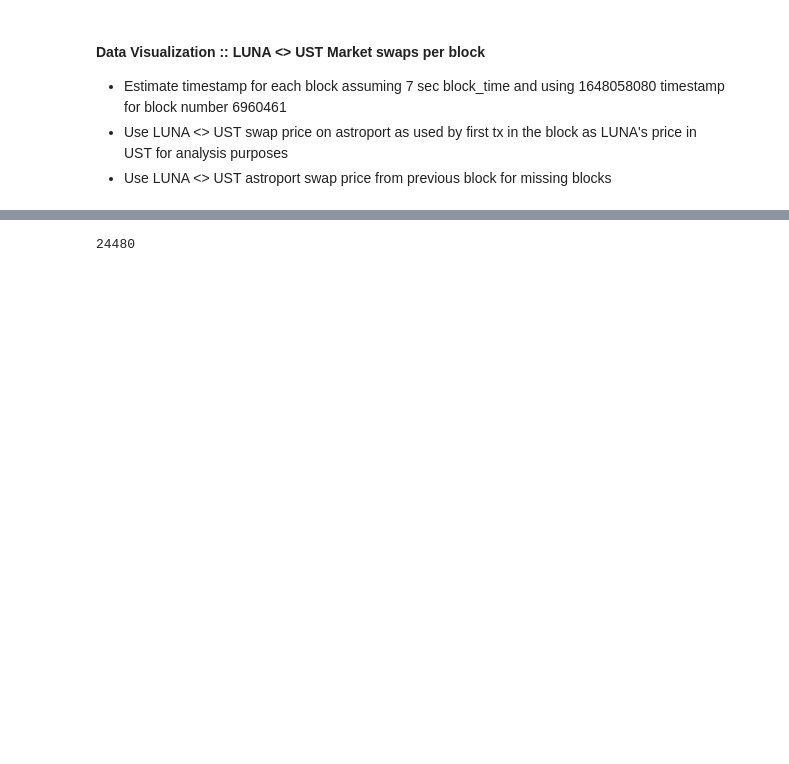
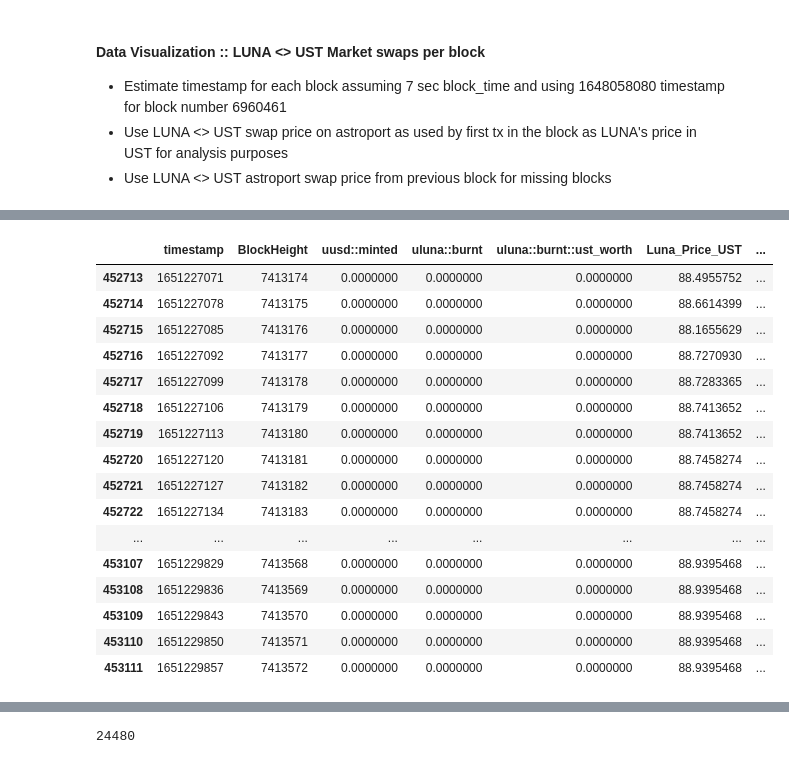
Before and after one commit to AstroTech-Labs/TerraClassic_Research, a Jupyter notebook: terra_crash_analysis.ipynb, the cells around one changed output, grey strips where cells are left out. Cells and saved outputs as stored; diff of their text form; code cells hidden in the pictures; blank space fills up the shorter version.

```diff
--- a/terra_crash_analysis.ipynb
+++ b/terra_crash_analysis.ipynb
@@ -194,6 +199,11 @@ astroport_txs_DF_start_block = astroport_ust_luna_txs_DF.iloc[0]["BlockHeight"]
 astroport_txs_DF_end_block = astroport_ust_luna_txs_DF.iloc[len(astroport_ust_luna_txs_DF.index) - 1]["BlockHeight"]
 print(f"astroport_txs_DF || Start block = {astroport_txs_DF_start_block}  End block = {astroport_txs_DF_end_block} \
 Total Blocks = {astroport_txs_DF_end_block - astroport_txs_DF_start_block}")
+
+aggregated_market_swap_txs_DF_start_block = aggregated_market_swap_txs_DF.iloc[0]["BlockHeight"]
+aggregated_market_swap_txs_DF_end_block = aggregated_market_swap_txs_DF.iloc[len(aggregated_market_swap_txs_DF.index) - 1]["BlockHeight"]
+print(f"aggregated_market_swap_txs_DF || Start block = {aggregated_market_swap_txs_DF_start_block}  End block = {aggregated_market_swap_txs_DF_end_block} \
+Total Blocks = {aggregated_market_swap_txs_DF_end_block - aggregated_market_swap_txs_DF_start_block}")
 
 market_swap_txs_DF_start_block = market_swap_txs_DF.iloc[0]["BlockHeight"]
 market_swap_txs_DF_end_block = market_swap_txs_DF.iloc[len(market_swap_txs_DF.index) - 1]["BlockHeight"]
@@ -206,7 +216,9 @@ print(f"oracle_txs_DF || Start block = {oracle_txs_DF_start_block}  End block =
 Total Blocks = {oracle_txs_DF_end_block - oracle_txs_DF_start_block}")
 
 start_block = int(max(astroport_txs_DF_start_block, max(market_swap_txs_DF_start_block, oracle_txs_DF_start_block)))
+start_block = int(max(start_block, aggregated_market_swap_txs_DF_start_block))
 end_block = int(min(astroport_txs_DF_end_block, min(market_swap_txs_DF_end_block, oracle_txs_DF_end_block)))
+end_block = int(min(end_block, aggregated_market_swap_txs_DF_end_block))
 print(f"\nCommon Range, Start block = {start_block} End block = {end_block} | Total blocks = {end_block - start_block}")
 # %% [output]
 astroport_txs_DF || Start block = 7413174  End block = 7622720 Total Blocks = 209546
@@ -274,9 +374,9 @@ aggregated_vis_market_swap_txs_DF.head(10)
 # Segregate Mint and burn phases separately
 luna_burn_phase = aggregated_vis_market_swap_txs_DF[["timestamp","BlockHeight","uusd::minted","uluna::burnt","uluna::burnt::ust_worth","Luna_Price_UST"]]
 luna_burn_phase["uust_mint::net_profit_in_uust"] = luna_burn_phase.progress_apply(lambda x: x["uusd::minted"] - x["uluna::burnt::ust_worth"], axis=1)
-luna_burn_phase = luna_burn_phase[luna_burn_phase['uluna::burnt'] != 0]
+# luna_burn_phase = luna_burn_phase[luna_burn_phase['uluna::burnt'] != 0]
 
 
 luna_mint_phase = aggregated_vis_market_swap_txs_DF[["timestamp","BlockHeight","uusd::burnt","uluna::minted","uluna::minted::ust_worth","Luna_Price_UST"]]
 luna_mint_phase["luna_mint::net_profit_in_uust"] = luna_mint_phase.progress_apply(lambda x: x["uluna::minted::ust_worth"] - x["uusd::burnt"], axis=1)
-luna_mint_phase = luna_mint_phase[luna_mint_phase['uluna::minted'] != 0]
+# luna_mint_phase = luna_mint_phase[luna_mint_phase['uluna::minted'] != 0]
@@ -315,0 +419,20 @@ plt.show()
+# %%
+luna_burn_phase.head(500)
+# %% [output]
+|  | timestamp | BlockHeight | uusd::minted | uluna::burnt | uluna::burnt::ust_worth | Luna_Price_UST | ... |
+| 452713 | 1651227071 | 7413174 | 0.0000000 | 0.0000000 | 0.0000000 | 88.4955752 | ... |
+| 452714 | 1651227078 | 7413175 | 0.0000000 | 0.0000000 | 0.0000000 | 88.6614399 | ... |
+| 452715 | 1651227085 | 7413176 | 0.0000000 | 0.0000000 | 0.0000000 | 88.1655629 | ... |
+| 452716 | 1651227092 | 7413177 | 0.0000000 | 0.0000000 | 0.0000000 | 88.7270930 | ... |
+| 452717 | 1651227099 | 7413178 | 0.0000000 | 0.0000000 | 0.0000000 | 88.7283365 | ... |
+| 452718 | 1651227106 | 7413179 | 0.0000000 | 0.0000000 | 0.0000000 | 88.7413652 | ... |
+| 452719 | 1651227113 | 7413180 | 0.0000000 | 0.0000000 | 0.0000000 | 88.7413652 | ... |
+| 452720 | 1651227120 | 7413181 | 0.0000000 | 0.0000000 | 0.0000000 | 88.7458274 | ... |
+| 452721 | 1651227127 | 7413182 | 0.0000000 | 0.0000000 | 0.0000000 | 88.7458274 | ... |
+| 452722 | 1651227134 | 7413183 | 0.0000000 | 0.0000000 | 0.0000000 | 88.7458274 | ... |
+| ... | ... | ... | ... | ... | ... | ... | ... |
+| 453107 | 1651229829 | 7413568 | 0.0000000 | 0.0000000 | 0.0000000 | 88.9395468 | ... |
+| 453108 | 1651229836 | 7413569 | 0.0000000 | 0.0000000 | 0.0000000 | 88.9395468 | ... |
+| 453109 | 1651229843 | 7413570 | 0.0000000 | 0.0000000 | 0.0000000 | 88.9395468 | ... |
+| 453110 | 1651229850 | 7413571 | 0.0000000 | 0.0000000 | 0.0000000 | 88.9395468 | ... |
+| 453111 | 1651229857 | 7413572 | 0.0000000 | 0.0000000 | 0.0000000 | 88.9395468 | ... |
```
Also changed, not shown: parts of 16 cells of this notebook.
